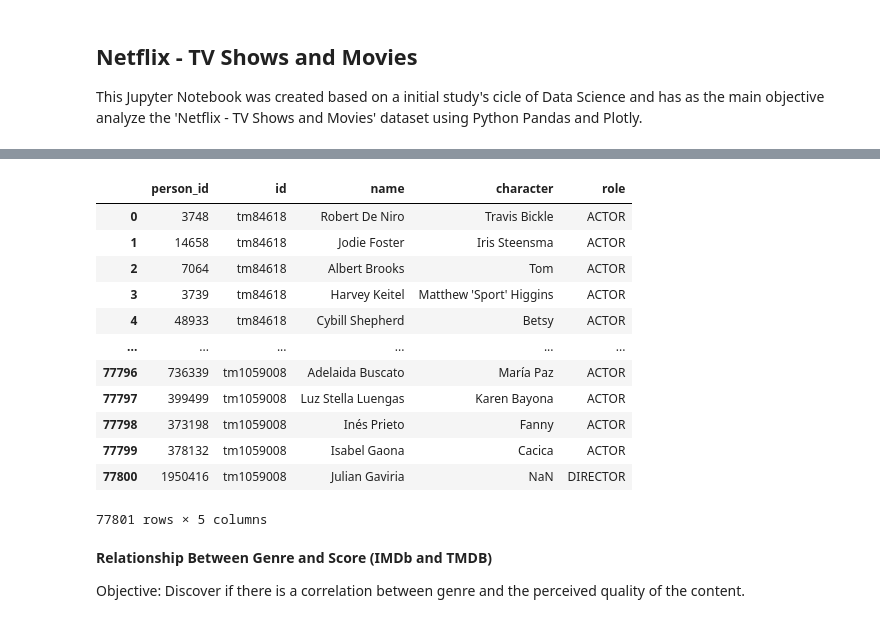
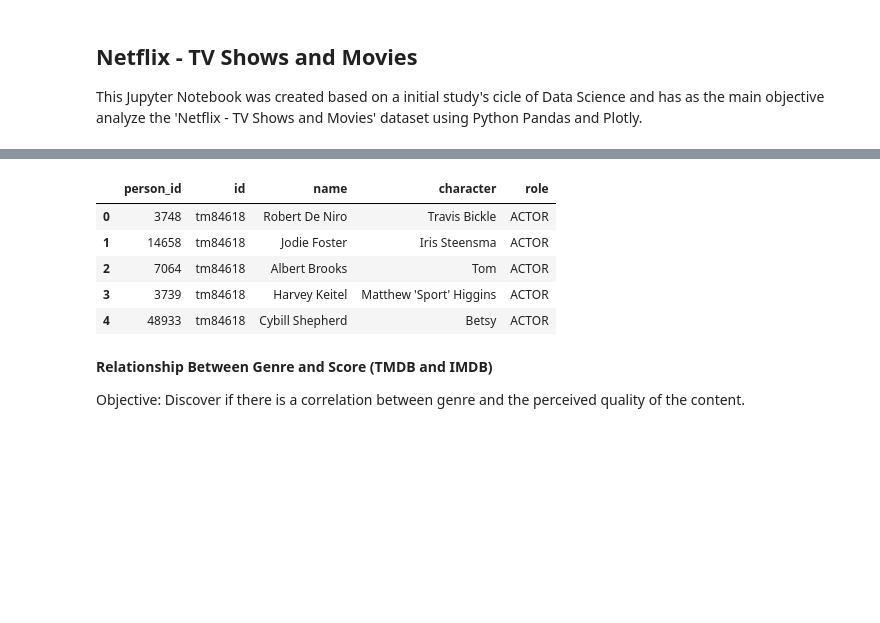
Before and after one commit to Limaniteroi/DataScience, a Jupyter notebook: Netflix Analysis - DataSet - Week 2/NTSM.ipynb, the cells around one changed output, grey strips where cells are left out. Saved outputs shown, nothing was run; the diff lists cells and outputs as text; code cells hidden in the pictures; blank space fills up the shorter version.

```diff
--- a/Netflix Analysis - DataSet - Week 2/NTSM.ipynb
+++ b/Netflix Analysis - DataSet - Week 2/NTSM.ipynb
@@ -33,22 +23,15 @@ display(df_titles)
 # %%
 # Show the credits dataset with display
-display(df_credits)
+display(df_credits.head(5))
 # %% [output]
 |  | person_id | id | name | character | role |
 | 0 | 3748 | tm84618 | Robert De Niro | Travis Bickle | ACTOR |
 | 1 | 14658 | tm84618 | Jodie Foster | Iris Steensma | ACTOR |
 | 2 | 7064 | tm84618 | Albert Brooks | Tom | ACTOR |
 | 3 | 3739 | tm84618 | Harvey Keitel | Matthew 'Sport' Higgins | ACTOR |
 | 4 | 48933 | tm84618 | Cybill Shepherd | Betsy | ACTOR |
-| ... | ... | ... | ... | ... | ... |
-| 77796 | 736339 | tm1059008 | Adelaida Buscato | María Paz | ACTOR |
-| 77797 | 399499 | tm1059008 | Luz Stella Luengas | Karen Bayona | ACTOR |
-| 77798 | 373198 | tm1059008 | Inés Prieto | Fanny | ACTOR |
-| 77799 | 378132 | tm1059008 | Isabel Gaona | Cacica | ACTOR |
-| 77800 | 1950416 | tm1059008 | Julian Gaviria | NaN | DIRECTOR |
-77801 rows × 5 columns
 # %% [markdown]
-<b>Relationship Between Genre and Score (IMDb and TMDB)</b>
+<b>Relationship Between Genre and Score (TMDB and IMDB)</b>
 
 <p>Objective: Discover if there is a correlation between genre and the perceived quality of the content.</p>
 # %%
```
Also changed, not shown: parts of 5 cells of this notebook.
